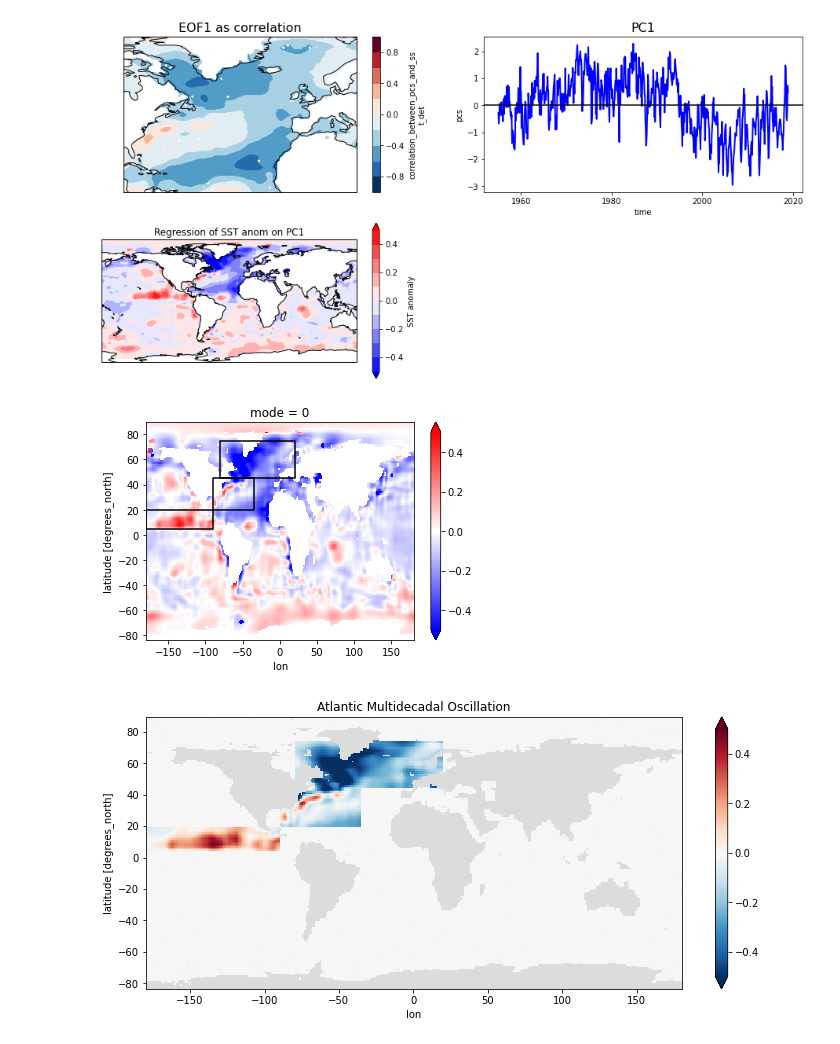
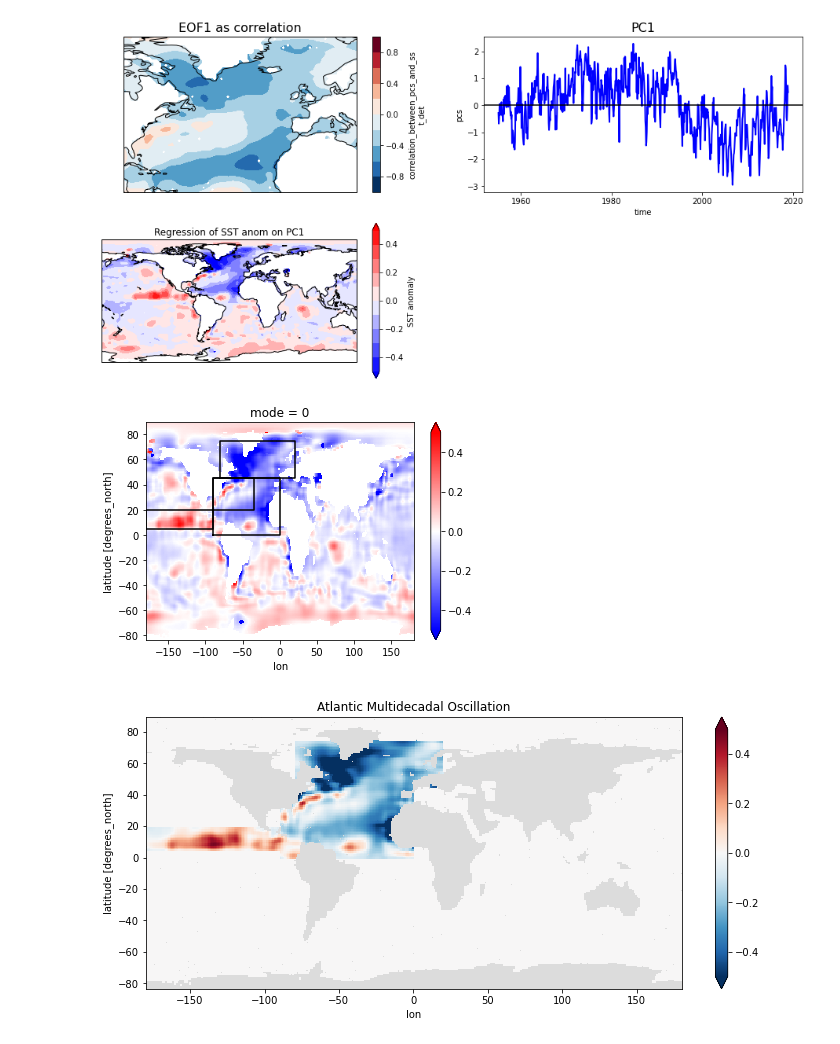
Before and after one commit to joakimkjellsson/climate_indices, a Jupyter notebook: climate_indices.ipynb, the cells around one changed output. Saved outputs shown, nothing was run; the diff lists cells and outputs as text; code cells hidden in the pictures.

Commit message:
computed AMV and PDO patterns

```diff
--- a/climate_indices.ipynb
+++ b/climate_indices.ipynb
@@ -445,6 +428,11 @@ ilat1 = int((lat1 + 83) / 1.)
 ilat2 = int((lat2 + 83) / 1.)
 pattern_sel = amo_reg * 0
 pattern_sel[ilat1:ilat2,ilon1:ilon2] = amo_reg[ilat1:ilat2,ilon1:ilon2]
+# smooth edges
+#for j in range(0,5):
+#    weight = (5 - j)/5.
+#    print(j,weight)
+#    pattern_sel[ilat2+j,ilon1:ilon2] = amo_reg[ilat2+j,ilon1:ilon2] * weight
 pattern_sel.fillna(0).to_netcdf('amo_pattern1.nc')
 
 # Isolate Gulf Stream
@@ -452,33 +440,46 @@ lon1 = -90
 lon2 = -35
 lat1 = 20
 lat2 = 45
 ax.plot([lon1,lon2,lon2,lon1,lon1],[lat1,lat1,lat2,lat2,lat1],'-k')
 ilon1 = int((lon1 + 180) / 1.)
 ilon2 = int((lon2 + 180) / 1.)
 ilat1 = int((lat1 + 83) / 1.)
 ilat2 = int((lat2 + 83) / 1.)
 pattern_sel[ilat1:ilat2,ilon1:ilon2] = amo_reg[ilat1:ilat2,ilon1:ilon2]
 pattern_sel.fillna(0).to_netcdf('amo_pattern2.nc')
 
+# Isolate Atlantic
+lon1 = -90
+lon2 = 0
+lat1 = 0
+lat2 = 45
+ax.plot([lon1,lon2,lon2,lon1,lon1],[lat1,lat1,lat2,lat2,lat1],'-k')
+ilon1 = int((lon1 + 180) / 1.)
+ilon2 = int((lon2 + 180) / 1.)
+ilat1 = int((lat1 + 83) / 1.)
+ilat2 = int((lat2 + 83) / 1.)
+pattern_sel[ilat1:ilat2,ilon1:ilon2] = data=amo_reg[ilat1:ilat2,ilon1:ilon2]
+pattern_sel.fillna(0).to_netcdf('amo_pattern3.nc')
+
 # Isolate east Pacific
 lon1 = -180
 lon2 = -90
 lat1 = 5
 lat2 = 20
 ax.plot([lon1,lon2,lon2,lon1,lon1],[lat1,lat1,lat2,lat2,lat1],'-k')
 ilon1 = int((lon1 + 180) / 1.)
 ilon2 = int((lon2 + 180) / 1.)
 ilat1 = int((lat1 + 83) / 1.)
 ilat2 = int((lat2 + 83) / 1.)
 pattern_sel[ilat1:ilat2,ilon1:ilon2] = amo_reg[ilat1:ilat2,ilon1:ilon2]
-pattern_sel.fillna(0).to_netcdf('amo_pattern3.nc')
+pattern_sel.fillna(0).to_netcdf('amo_pattern4.nc')
 
 fig = plt.figure(figsize=(12,5))
 ax = fig.add_subplot(1,1,1)
 ax.set_facecolor('Gainsboro')
 pattern_sel.plot(ax=ax,vmin=-0.5,vmax=0.5,cmap=plt.cm.RdBu_r,extend='both')
 ax.set_title('Atlantic Multidecadal Oscillation')
 fig.savefig('amo_isolated.png',format='png')
 # %% [output]
-[figure, old version]
+[figure, new version]
-[figure, old version]
+[figure, new version]
```
Also changed, not shown: parts of 1 cell of this notebook, 7 other files.
